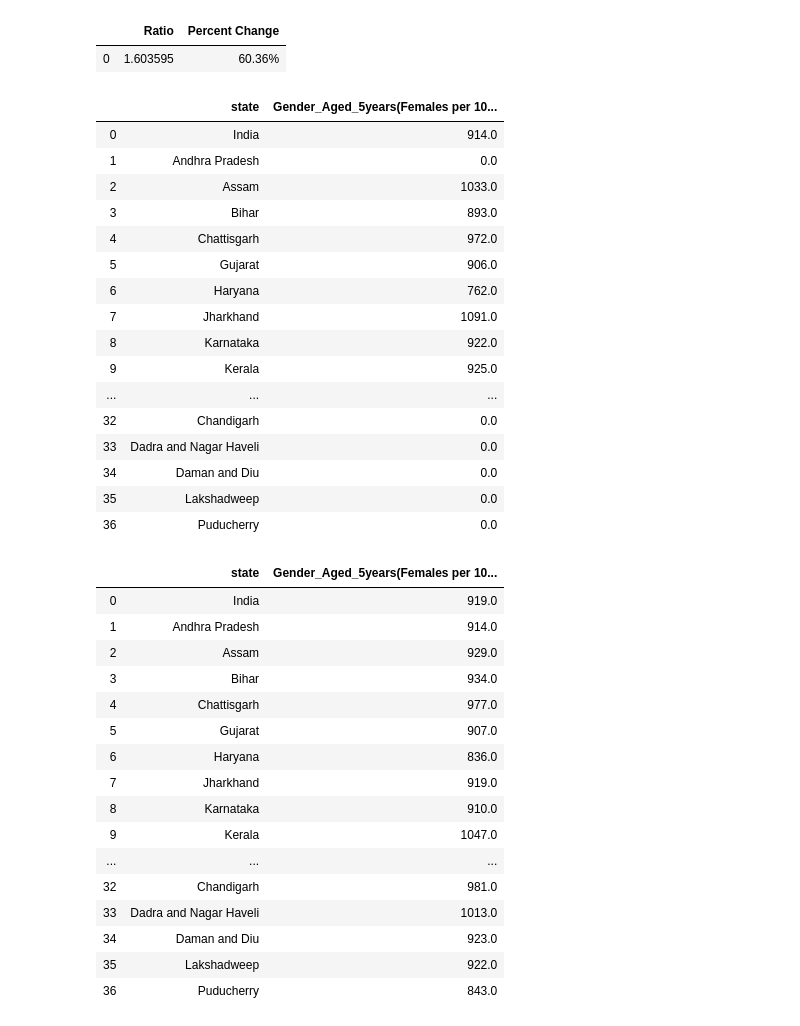
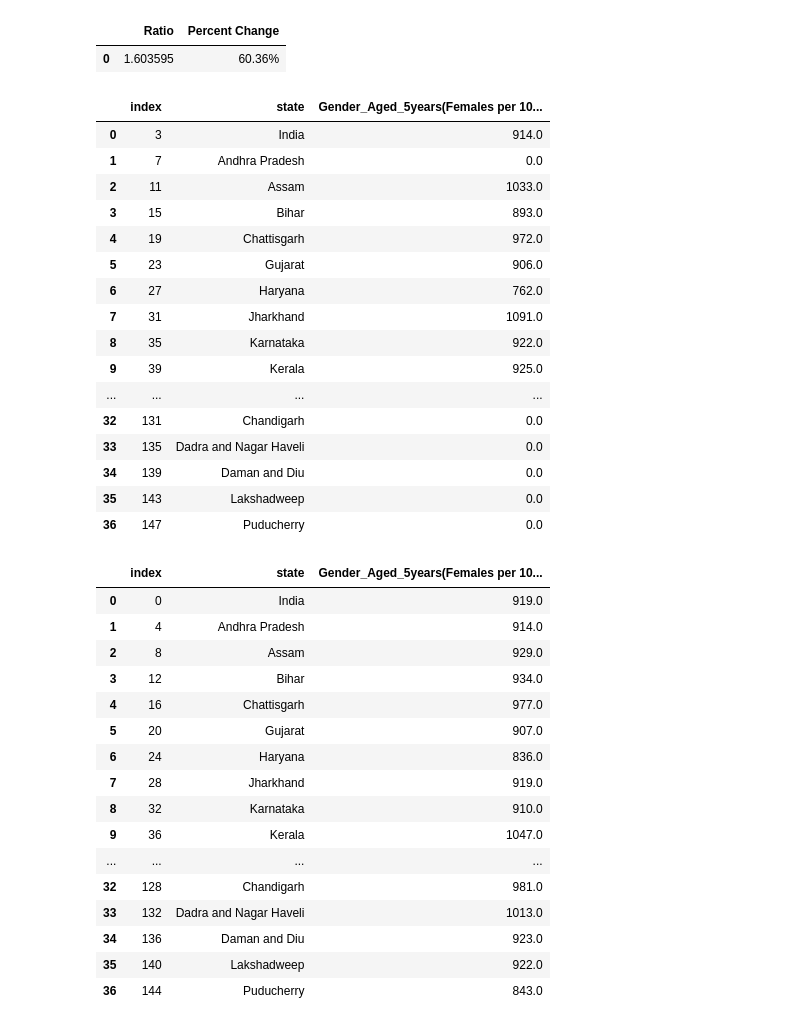
Before and after one commit to narayanan-nithya/Group_Project_Nutritional_Analysis_Of_Children_Under_Age_5, a Jupyter notebook: Nutritional_Data_Analysis.ipynb, the cells around one changed output. Saved outputs shown, nothing was run; the diff lists cells and outputs as text; code cells hidden in the pictures.

```diff
--- a/Nutritional_Data_Analysis.ipynb
+++ b/Nutritional_Data_Analysis.ipynb
@@ -360,51 +254,51 @@ NFHS3_To_NFHS4_Nutritional_Change.head()
 # %%
 #NFHS3 Female Child per 1000 males per state
 NFHS3_Female_Child = Survey_NFHS3[["state","Gender_Aged_5years(Females per 1000 Males)"]].reset_index()
 
-NFHS3_Female_Child = NFHS3_Female_Child.drop(columns=["index"])
+#NFHS3_Female_Child = NFHS3_Female_Child.drop(columns=["index"])
 NFHS3_Female_Child
 # %% [output]
-|  | state | Gender_Aged_5years(Females per 10... |
-| 0 | India | 914.0 |
-| 1 | Andhra Pradesh | 0.0 |
-| 2 | Assam | 1033.0 |
-| 3 | Bihar | 893.0 |
-| 4 | Chattisgarh | 972.0 |
-| 5 | Gujarat | 906.0 |
-| 6 | Haryana | 762.0 |
-| 7 | Jharkhand | 1091.0 |
-| 8 | Karnataka | 922.0 |
-| 9 | Kerala | 925.0 |
-| ... | ... | ... |
-| 32 | Chandigarh | 0.0 |
-| 33 | Dadra and Nagar Haveli | 0.0 |
-| 34 | Daman and Diu | 0.0 |
-| 35 | Lakshadweep | 0.0 |
-| 36 | Puducherry | 0.0 |
+|  | index | state | Gender_Aged_5years(Females per 10... |
+| 0 | 3 | India | 914.0 |
+| 1 | 7 | Andhra Pradesh | 0.0 |
+| 2 | 11 | Assam | 1033.0 |
+| 3 | 15 | Bihar | 893.0 |
+| 4 | 19 | Chattisgarh | 972.0 |
+| 5 | 23 | Gujarat | 906.0 |
+| 6 | 27 | Haryana | 762.0 |
+| 7 | 31 | Jharkhand | 1091.0 |
+| 8 | 35 | Karnataka | 922.0 |
+| 9 | 39 | Kerala | 925.0 |
+| ... | ... | ... | ... |
+| 32 | 131 | Chandigarh | 0.0 |
+| 33 | 135 | Dadra and Nagar Haveli | 0.0 |
+| 34 | 139 | Daman and Diu | 0.0 |
+| 35 | 143 | Lakshadweep | 0.0 |
+| 36 | 147 | Puducherry | 0.0 |
 # %%
 #NFHS4 Female Child per 1000 males per state
 NFHS4_Female_Child = Survey_NFHS4_total[["state","Gender_Aged_5years(Females per 1000 Males)"]].reset_index()
 
-NFHS4_Female_Child = NFHS4_Female_Child.drop(columns=["index"])
+#NFHS4_Female_Child = NFHS4_Female_Child.drop(columns=["index"])
 NFHS4_Female_Child
 # %% [output]
-|  | state | Gender_Aged_5years(Females per 10... |
-| 0 | India | 919.0 |
-| 1 | Andhra Pradesh | 914.0 |
-| 2 | Assam | 929.0 |
-| 3 | Bihar | 934.0 |
-| 4 | Chattisgarh | 977.0 |
-| 5 | Gujarat | 907.0 |
-| 6 | Haryana | 836.0 |
-| 7 | Jharkhand | 919.0 |
-| 8 | Karnataka | 910.0 |
-| 9 | Kerala | 1047.0 |
-| ... | ... | ... |
-| 32 | Chandigarh | 981.0 |
-| 33 | Dadra and Nagar Haveli | 1013.0 |
-| 34 | Daman and Diu | 923.0 |
-| 35 | Lakshadweep | 922.0 |
-| 36 | Puducherry | 843.0 |
+|  | index | state | Gender_Aged_5years(Females per 10... |
+| 0 | 0 | India | 919.0 |
+| 1 | 4 | Andhra Pradesh | 914.0 |
+| 2 | 8 | Assam | 929.0 |
+| 3 | 12 | Bihar | 934.0 |
+| 4 | 16 | Chattisgarh | 977.0 |
+| 5 | 20 | Gujarat | 907.0 |
+| 6 | 24 | Haryana | 836.0 |
+| 7 | 28 | Jharkhand | 919.0 |
+| 8 | 32 | Karnataka | 910.0 |
+| 9 | 36 | Kerala | 1047.0 |
+| ... | ... | ... | ... |
+| 32 | 128 | Chandigarh | 981.0 |
+| 33 | 132 | Dadra and Nagar Haveli | 1013.0 |
+| 34 | 136 | Daman and Diu | 923.0 |
+| 35 | 140 | Lakshadweep | 922.0 |
+| 36 | 144 | Puducherry | 843.0 |
 # %%
 #Both DataFrames merged into one
 #Derived the percent change of Female CHild per 1000 male over the period of both surveys.
```
Also changed, not shown: parts of 21 cells of this notebook, 1 other file.
